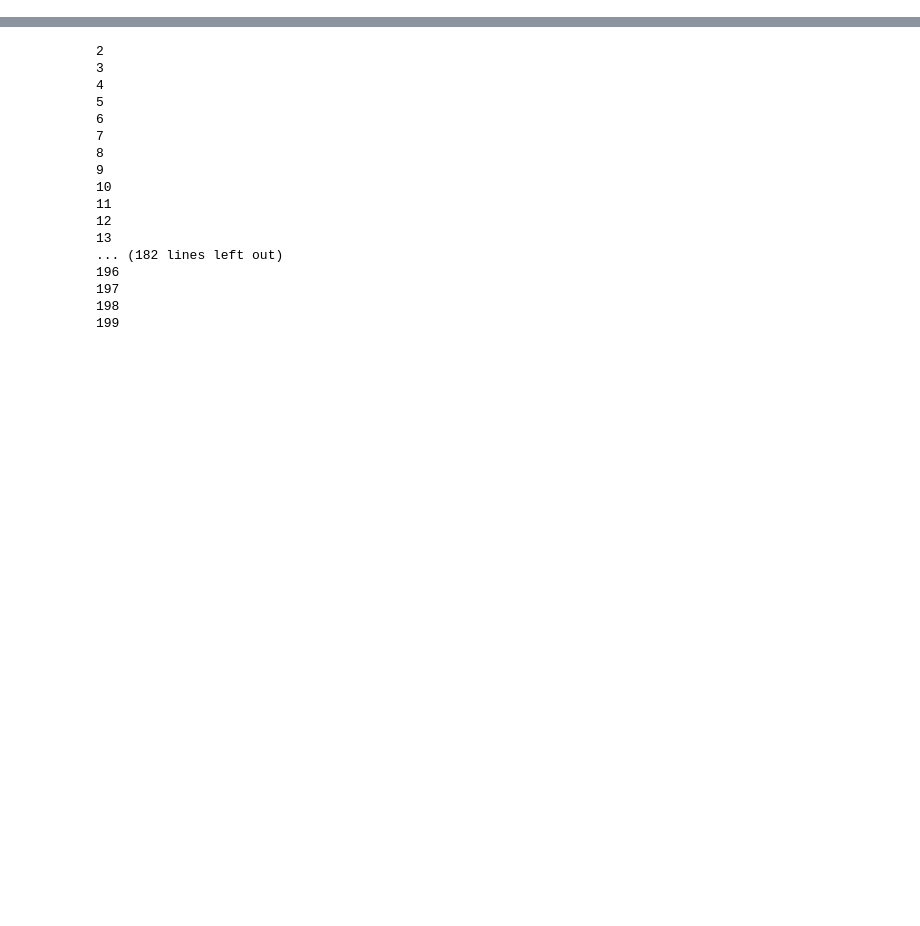
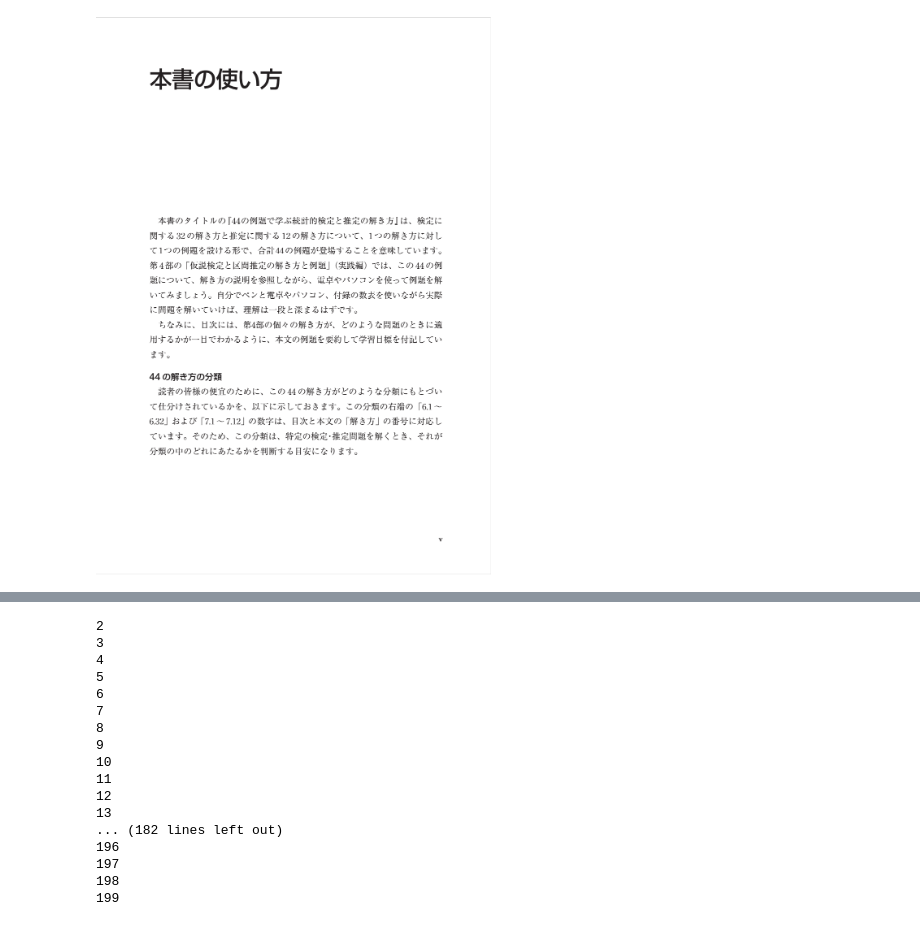
Before and after one commit to anosillus/kindle2pdf, a Jupyter notebook: kindle2pdf.ipynb, the cells around one changed output, grey strips where cells are left out. Drawn from its saved outputs; the diff is of its cells as text; code cells hidden in the pictures; blank space fills up the shorter version.

```diff
--- a/kindle2pdf.ipynb
+++ b/kindle2pdf.ipynb
@@ -72,3 +79,8 @@ NameError: name 'time' is not defined
+# %%
+time.sleep(4)
+pyautogui.screenshot('test.png', region=(994,39, 1966-994, 1414-39))
+# %% [output]
+[figure, added]
 # %%
 from glob import glob
 # %%
```
Also changed, not shown: parts of 18 cells of this notebook.
